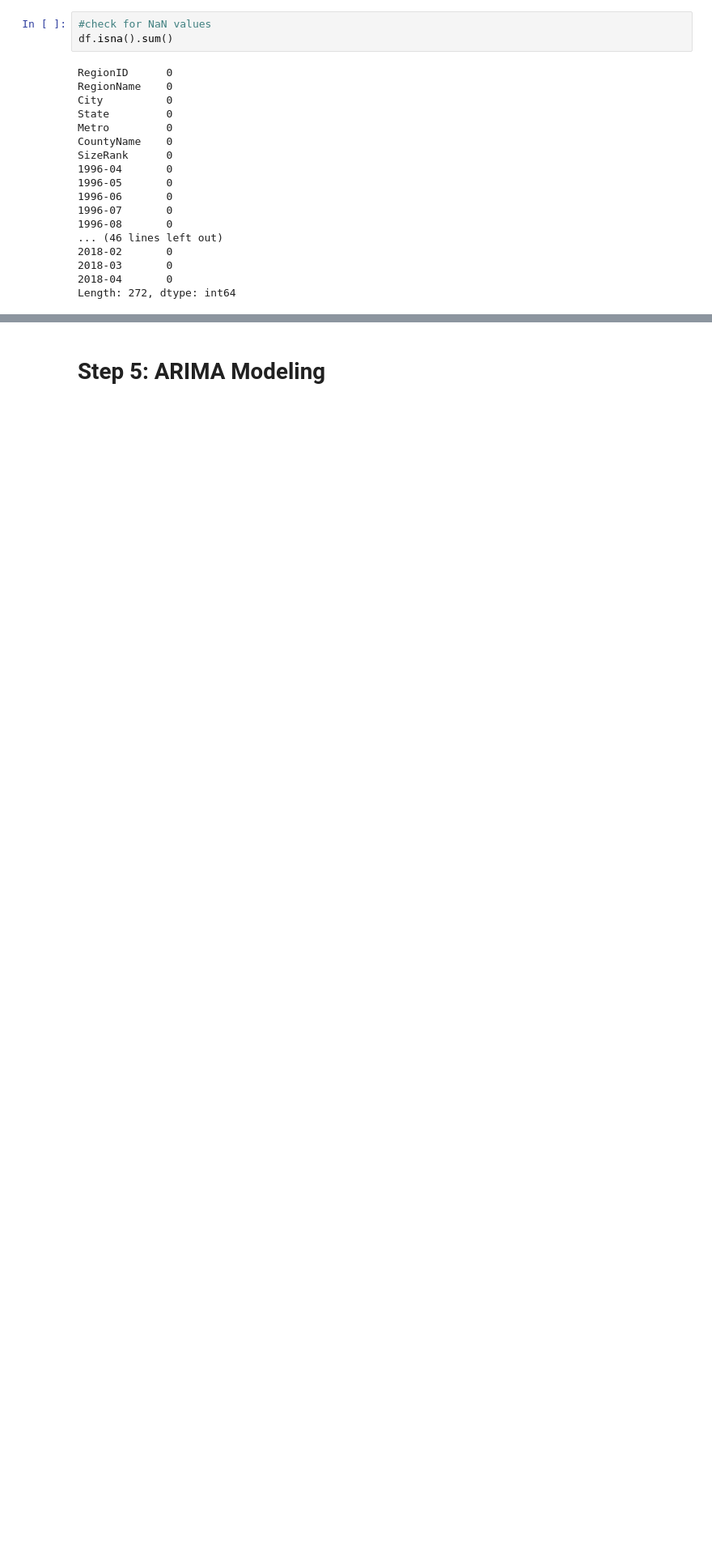
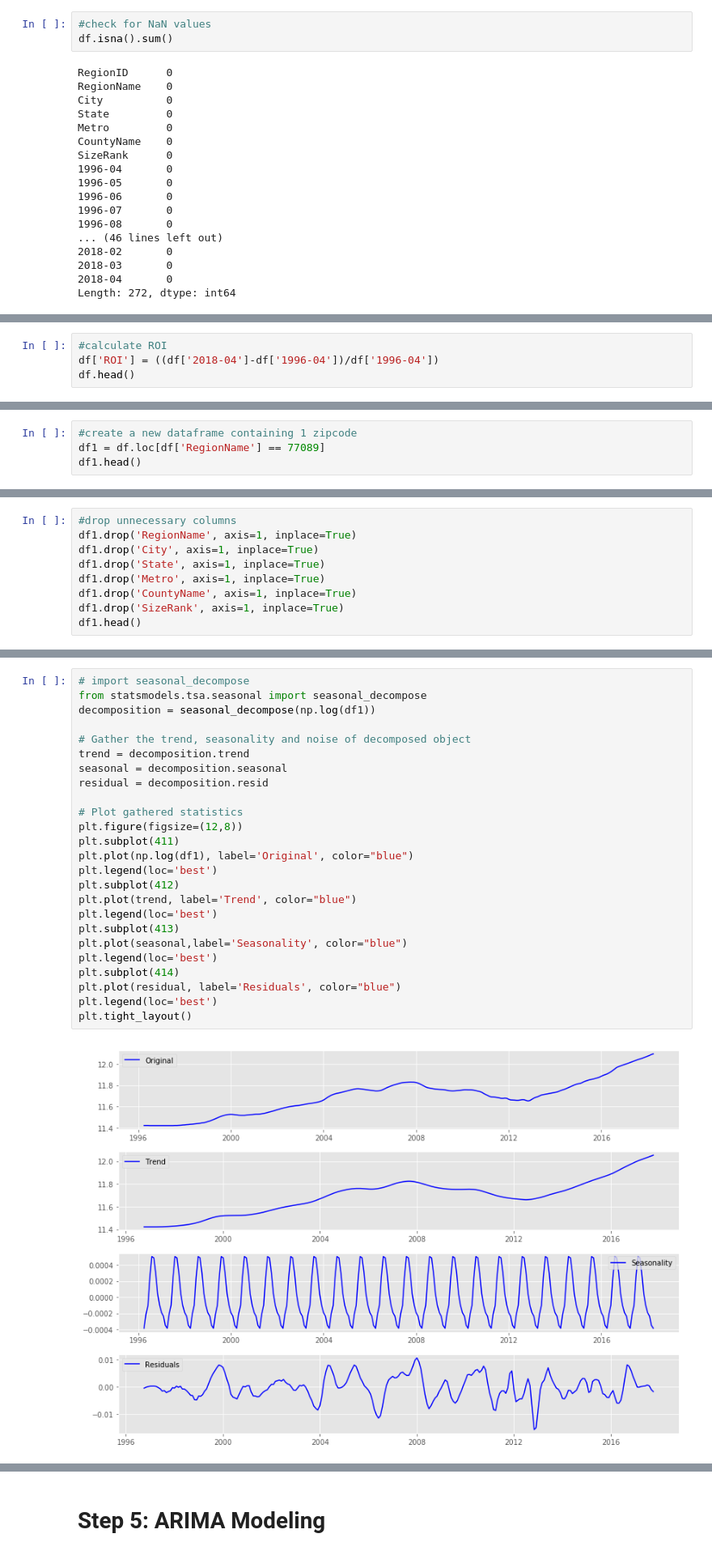
Before and after one commit to AllaGonzalez/Time-Serives_Analysis_Using_Zillow_Data, a Jupyter notebook: dsc-mod-4-project-online-ds-pt-031119/mod_4_starter_notebook.ipynb, the cells around one changed output, grey strips where cells are left out. Shown at 81% size. Drawn from its saved outputs; the diff is of its cells as text; blank space fills up the shorter version.

```diff
--- a/dsc-mod-4-project-online-ds-pt-031119/mod_4_starter_notebook.ipynb
+++ b/dsc-mod-4-project-online-ds-pt-031119/mod_4_starter_notebook.ipynb
@@ -225,0 +140,4 @@ matplotlib.rc('font', **font)
+# %%
+#calculate ROI
+df['ROI'] = ((df['2018-04']-df['1996-04'])/df['1996-04'])
+df.head()
@@ -225,0 +308,4 @@ matplotlib.rc('font', **font)
+# %%
+#create a new dataframe containing 1 zipcode
+df1 = df.loc[df['RegionName'] == 77089]
+df1.head()
@@ -225,0 +320,9 @@ matplotlib.rc('font', **font)
+# %%
+#drop unnecessary columns
+df1.drop('RegionName', axis=1, inplace=True)
+df1.drop('City', axis=1, inplace=True)
+df1.drop('State', axis=1, inplace=True)
+df1.drop('Metro', axis=1, inplace=True)
+df1.drop('CountyName', axis=1, inplace=True)
+df1.drop('SizeRank', axis=1, inplace=True)
+df1.head()
@@ -225,0 +339,27 @@ matplotlib.rc('font', **font)
+# %%
+# import seasonal_decompose
+from statsmodels.tsa.seasonal import seasonal_decompose
+decomposition = seasonal_decompose(np.log(df1))
+
+# Gather the trend, seasonality and noise of decomposed object
+trend = decomposition.trend
+seasonal = decomposition.seasonal
+residual = decomposition.resid
+
+# Plot gathered statistics
+plt.figure(figsize=(12,8))
+plt.subplot(411)
+plt.plot(np.log(df1), label='Original', color="blue")
+plt.legend(loc='best')
+plt.subplot(412)
+plt.plot(trend, label='Trend', color="blue")
+plt.legend(loc='best')
+plt.subplot(413)
+plt.plot(seasonal,label='Seasonality', color="blue")
+plt.legend(loc='best')
+plt.subplot(414)
+plt.plot(residual, label='Residuals', color="blue")
+plt.legend(loc='best')
+plt.tight_layout()
+# %% [output]
+[figure, added]
```
Also changed, not shown: parts of 78 cells of this notebook.
